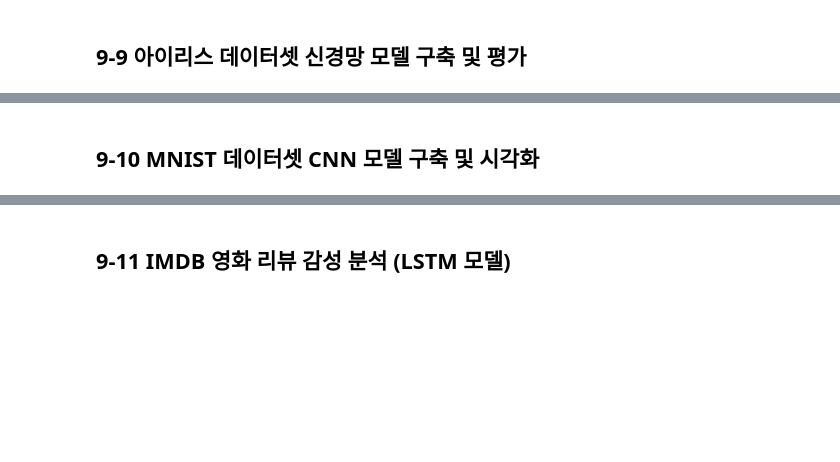
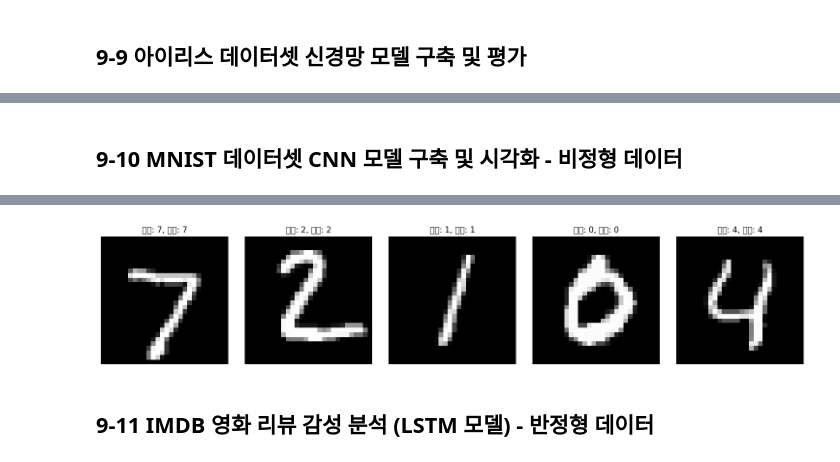
Before and after one commit to ihkim0/Data-Analysis-with-Open-Source, a Jupyter notebook: 오픈소스_데이터_분석_9강.ipynb, the cells around one changed output, grey strips where cells are left out. Saved outputs shown, nothing was run; the diff lists cells and outputs as text; code cells hidden in the pictures; blank space fills up the shorter version.

```diff
--- a/오픈소스_데이터_분석_9강.ipynb
+++ b/오픈소스_데이터_분석_9강.ipynb
@@ -475,5 +569,5 @@ print(f'테스트 정확도: {accuracy:.4f}')
 # %% [markdown]
-## 9-10 MNIST 데이터셋 CNN 모델 구축 및 시각화
+## 9-10 MNIST 데이터셋 CNN 모델 구축 및 시각화 - 비정형 데이터
 # %%
 from tensorflow.keras.models import Sequential
 from tensorflow.keras.layers import Conv2D, MaxPooling2D, Flatten, Dense
@@ -499,7 +593,15 @@ y_test = tf.keras.utils.to_categorical(y_test, 10)
 # 이 모델은 이미지 처리에 특화된 합성곱 신경망(CNN)
 # 입력 이미지의 형태는 **(높이, 너비, 채널)**이며, 28x28 흑백 이미지의 이므로 (28, 28, 1)
 # **두 계층의 합성곱 층**, **평탄화 후 완전 연결층**, 그리고 **출력층**으로 구성
-
+model = Sequential([
+    Conv2D(32, (3, 3), activation='relu', input_shape=(28, 28, 1)),
+    MaxPooling2D((2, 2)),   # 첫번째 풀링층
+    Conv2D(64, (3, 3), activation='relu'), # 첫번째 합성곱층
+    MaxPooling2D((2, 2)),   # 두번째 풀링층
+    Flatten(),              # 1차원으로 평탄화
+    Dense(64, activation='relu'),   # 완전연결층
+    Dense(10, activation='softmax') # 출력층
+])
 
 ## 모델 컴파일
 model.compile(optimizer='adam',
@@ -524,3 +626,4 @@ for i, ax in enumerate(axes):
     ax.axis('off')
 plt.tight_layout()
 plt.show()
+# %% [output]
@@ -527,3 +642,4 @@ plt.show()
+[figure, added]
 # %% [markdown]
-## 9-11 IMDB 영화 리뷰 감성 분석 (LSTM 모델)
+## 9-11 IMDB 영화 리뷰 감성 분석 (LSTM 모델) - 반정형 데이터
 # %%
```
Also changed, not shown: parts of 8 cells of this notebook.
